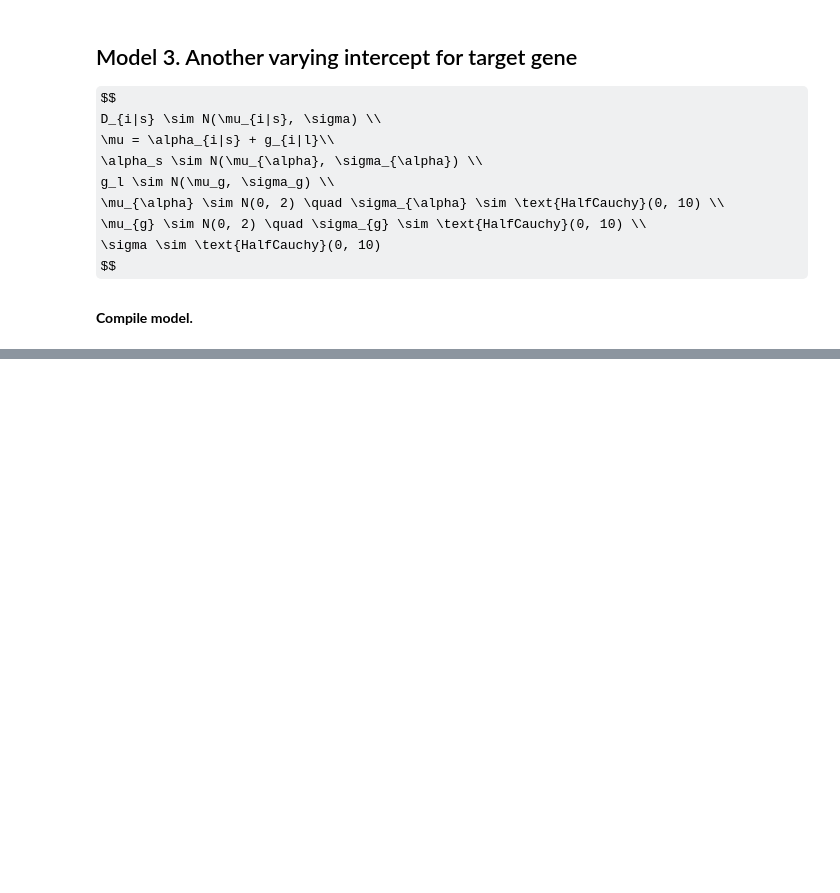
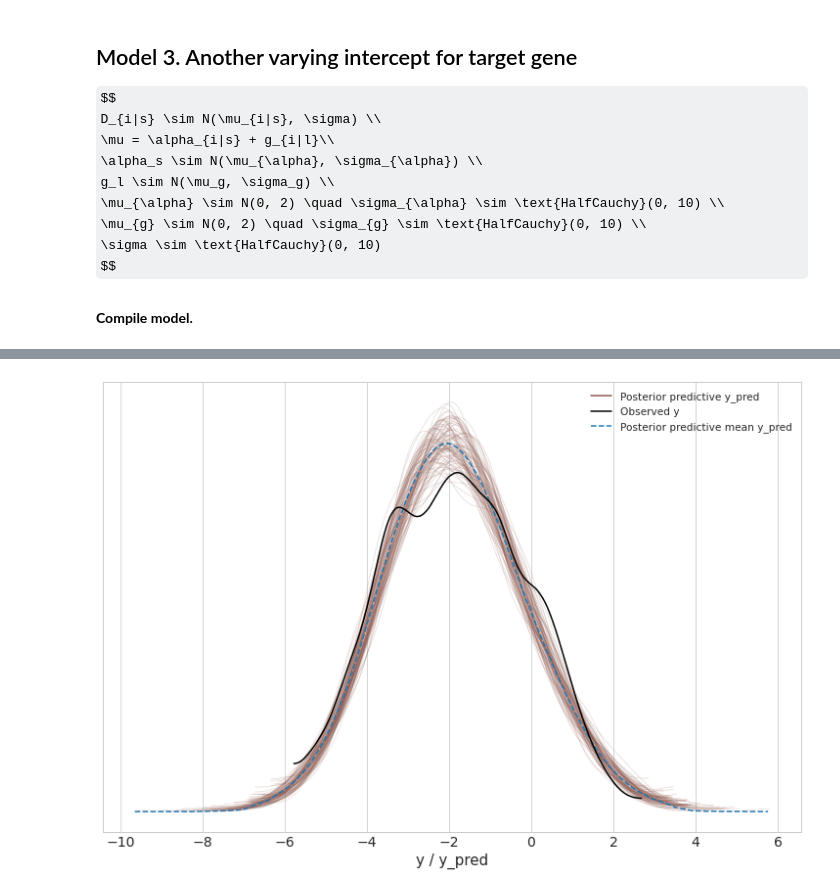
Before and after one commit to jhrcook/demeter2-stan, a Jupyter notebook: notebooks/005_demeter2-in-stan.ipynb, the cells around one changed output, grey strips where cells are left out. Drawn from its saved outputs; the diff is of its cells as text; code cells hidden in the pictures; some formulas as TeX source; blank space fills up the shorter version.

```diff
--- a/notebooks/005_demeter2-in-stan.ipynb
+++ b/notebooks/005_demeter2-in-stan.ipynb
@@ -567,0 +634,5 @@ $$
+# %%
+az.plot_ppc(az_d2_m4, data_pairs={'y':'y_pred'}, num_pp_samples=100)
+plt.show()
+# %% [output]
+[figure, added]
```
Also changed, not shown: parts of 36 cells of this notebook, 20 other files.
